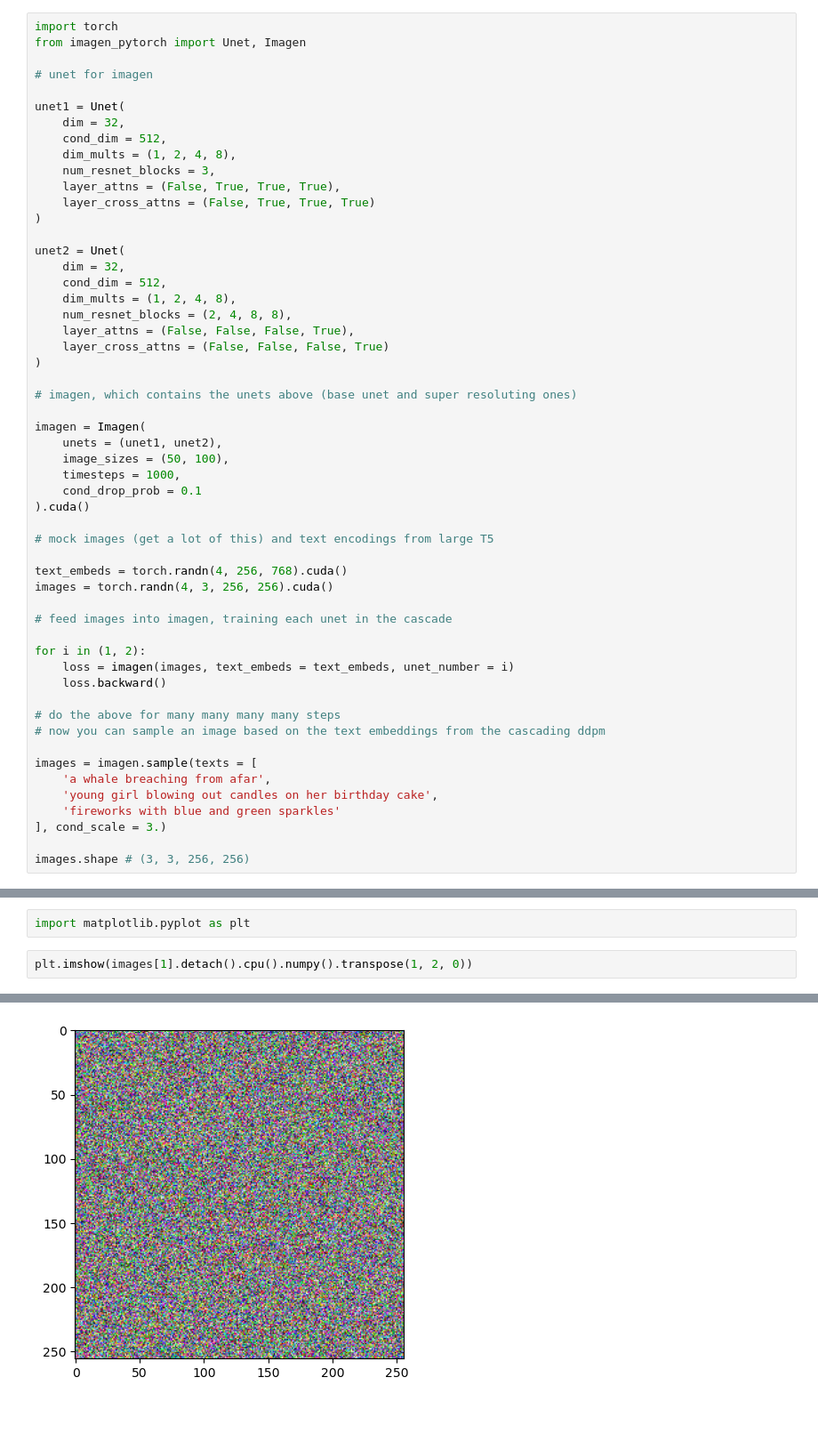
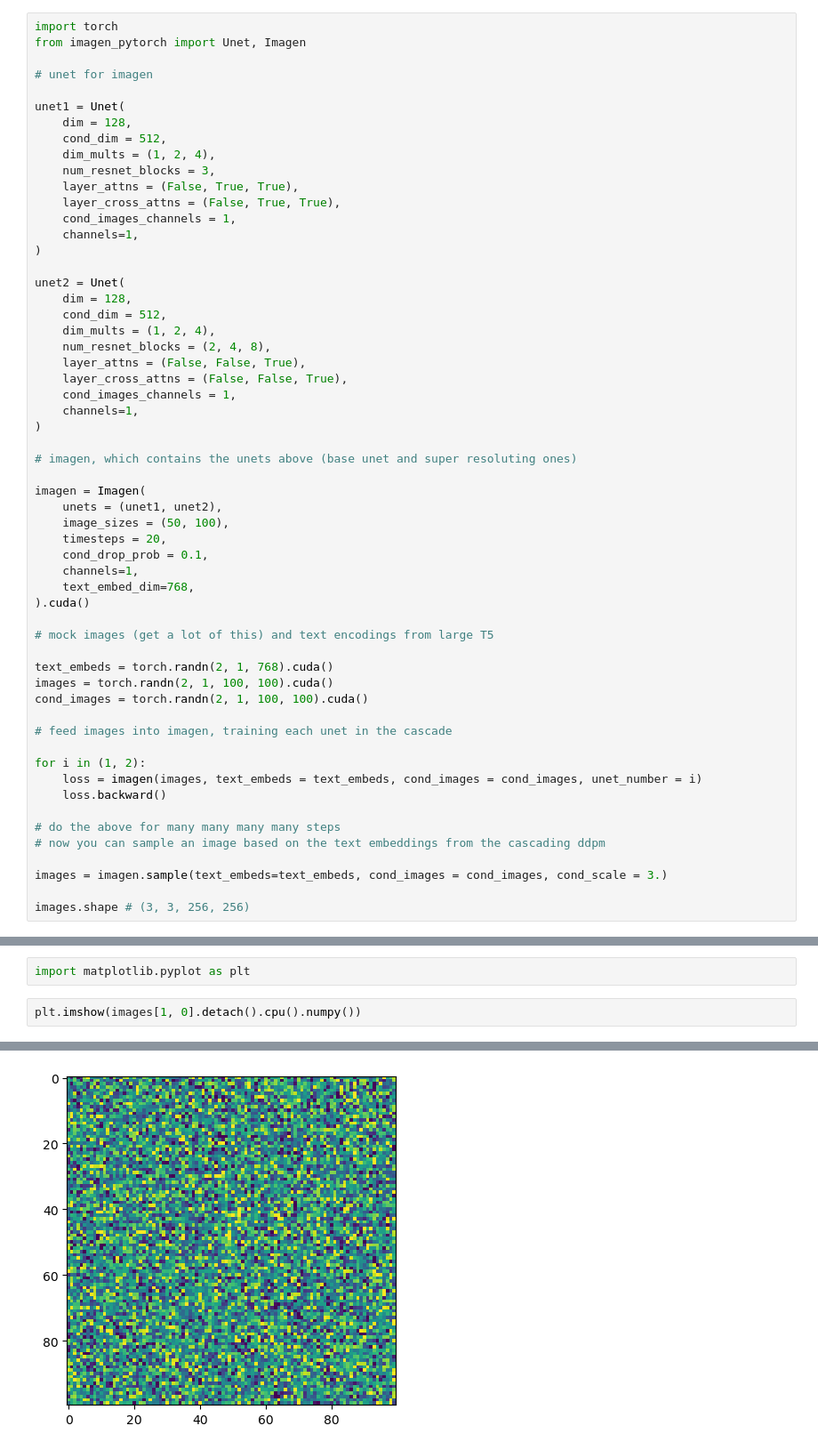
Before and after one commit to sofroniewn/proteoscope, a Jupyter notebook: notebooks/imagen.ipynb, the cells around one changed output, grey strips where cells are left out. Shown at 89% size. Drawn from its saved outputs; the diff is of its cells as text; blank space fills up the shorter version.

Commit message:
proteoscope imagen

```diff
--- a/notebooks/imagen.ipynb
+++ b/notebooks/imagen.ipynb
@@ -5,21 +5,25 @@ from imagen_pytorch import Unet, Imagen
 # unet for imagen
 
 unet1 = Unet(
-    dim = 32,
+    dim = 128,
     cond_dim = 512,
-    dim_mults = (1, 2, 4, 8),
+    dim_mults = (1, 2, 4),
     num_resnet_blocks = 3,
-    layer_attns = (False, True, True, True),
-    layer_cross_attns = (False, True, True, True)
+    layer_attns = (False, True, True),
+    layer_cross_attns = (False, True, True),
+    cond_images_channels = 1,
+    channels=1,
 )
 
 unet2 = Unet(
-    dim = 32,
+    dim = 128,
     cond_dim = 512,
-    dim_mults = (1, 2, 4, 8),
-    num_resnet_blocks = (2, 4, 8, 8),
-    layer_attns = (False, False, False, True),
-    layer_cross_attns = (False, False, False, True)
+    dim_mults = (1, 2, 4),
+    num_resnet_blocks = (2, 4, 8),
+    layer_attns = (False, False, True),
+    layer_cross_attns = (False, False, True),
+    cond_images_channels = 1,
+    channels=1,
 )
 
 # imagen, which contains the unets above (base unet and super resoluting ones)
@@ -27,29 +31,28 @@ unet2 = Unet(
 imagen = Imagen(
     unets = (unet1, unet2),
     image_sizes = (50, 100),
-    timesteps = 1000,
-    cond_drop_prob = 0.1
+    timesteps = 20,
+    cond_drop_prob = 0.1,
+    channels=1,
+    text_embed_dim=768,
 ).cuda()
 
 # mock images (get a lot of this) and text encodings from large T5
 
-text_embeds = torch.randn(4, 256, 768).cuda()
-images = torch.randn(4, 3, 256, 256).cuda()
+text_embeds = torch.randn(2, 1, 768).cuda()
+images = torch.randn(2, 1, 100, 100).cuda()
+cond_images = torch.randn(2, 1, 100, 100).cuda()
 
 # feed images into imagen, training each unet in the cascade
 
 for i in (1, 2):
-    loss = imagen(images, text_embeds = text_embeds, unet_number = i)
+    loss = imagen(images, text_embeds = text_embeds, cond_images = cond_images, unet_number = i)
     loss.backward()
 
 # do the above for many many many many steps
 # now you can sample an image based on the text embeddings from the cascading ddpm
 
-images = imagen.sample(texts = [
-    'a whale breaching from afar',
-    'young girl blowing out candles on her birthday cake',
-    'fireworks with blue and green sparkles'
-], cond_scale = 3.)
+images = imagen.sample(text_embeds=text_embeds, cond_images = cond_images, cond_scale = 3.)
 
 images.shape # (3, 3, 256, 256)
 # %% [output]
@@ -58,7 +60,7 @@ torch.Size([3, 3, 256, 256])
 # %%
 import matplotlib.pyplot as plt
 # %%
-plt.imshow(images[1].detach().cpu().numpy().transpose(1, 2, 0))
+plt.imshow(images[1, 0].detach().cpu().numpy())
 # %% [output]
 <matplotlib.image.AxesImage at 0x...>
-[figure, old version]
+[figure, new version]
```
Also changed, not shown: parts of 1 cell of this notebook, 6 other files.
